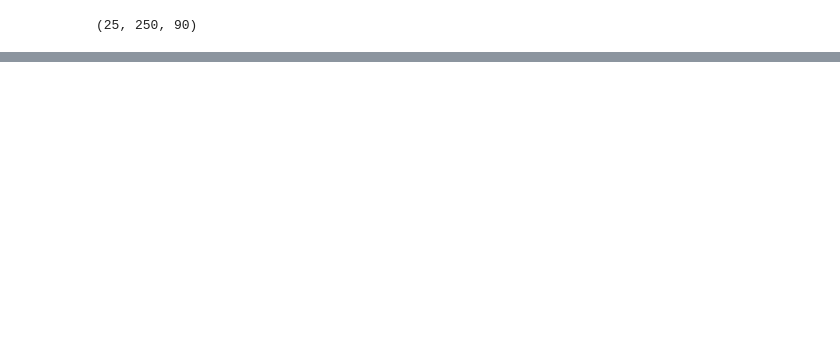
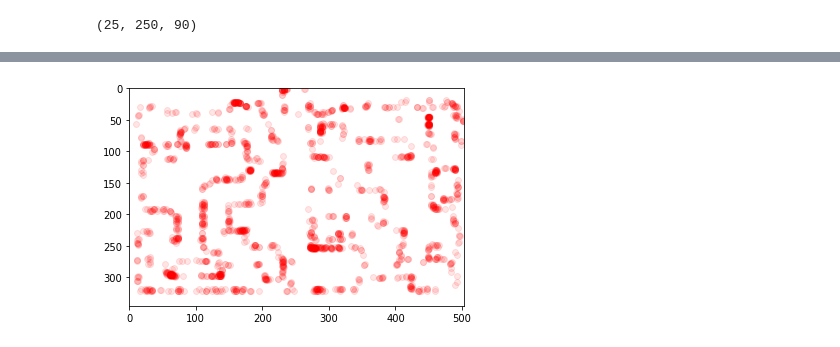
Before and after one commit to tnazikian/MCL, a Jupyter notebook: MCL_localization.ipynb, the cells around one changed output, grey strips where cells are left out. Cells and saved outputs as stored; diff of their text form; code cells hidden in the pictures; blank space fills up the shorter version.

```diff
--- a/MCL_localization.ipynb
+++ b/MCL_localization.ipynb
@@ -529,3 +528,13 @@ stuff.sort(key=lambda x: x.weight, reverse=True)
 print(robot.get_coords())
 for i in stuff:
     print(i.get_coords(), i.get_weight())
+# %%
+robot.move_forward(200)
+robot.rotate(90)
+for particle in stuff:
+    particle.move_forward(200)
+    particle.rotate(90)
+stuff = MCL(stuff, robot, 2000)
+plot_particles(stuff)
+# %% [output]
+[figure, added]
```
Also changed, not shown: parts of 23 cells of this notebook.
